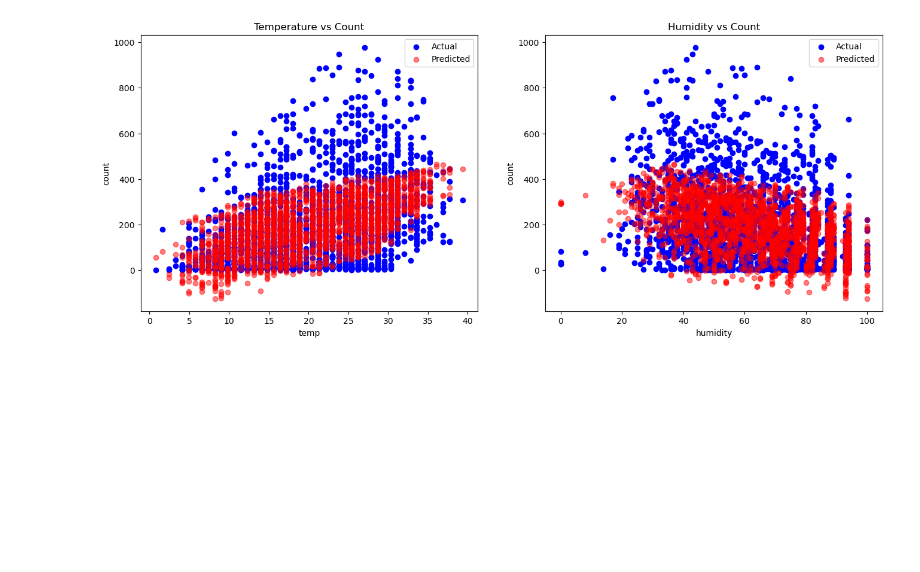
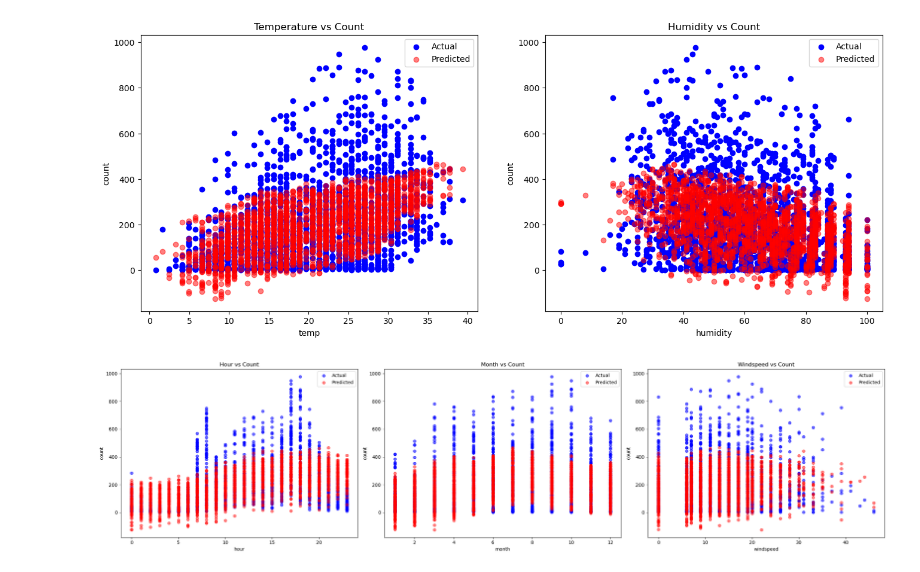
Before and after one commit to wide-bridge/AIFFEL_quest_eng, a Jupyter notebook: Data_Analysis/DA01/reg_project.ipynb, the cells around one changed output. Saved outputs shown, nothing was run; the diff lists cells and outputs as text; code cells hidden in the pictures; blank space fills up the shorter version.

```diff
--- a/Data_Analysis/DA01/reg_project.ipynb
+++ b/Data_Analysis/DA01/reg_project.ipynb
@@ -254,3 +444,36 @@ axs[1].legend()
 # %% [output]
 <matplotlib.legend.Legend at 0x...>
 [figure]
+# %%
+# hour / month / windspeed vs count (Actual vs Predicted)
+
+fig, axs = plt.subplots(1, 3, figsize=(24, 6))
+
+# 1️⃣ hour vs count ⭐⭐⭐
+axs[0].scatter(X_test['hour'], y_test, color='blue', label='Actual', alpha=0.6)
+axs[0].scatter(X_test['hour'], y_pred, color='red', label='Predicted', alpha=0.5)
+axs[0].set_xlabel('hour')
+axs[0].set_ylabel('count')
+axs[0].set_title('Hour vs Count')
+axs[0].legend()
+
+# 2️⃣ month vs count
+axs[1].scatter(X_test['month'], y_test, color='blue', label='Actual', alpha=0.6)
+axs[1].scatter(X_test['month'], y_pred, color='red', label='Predicted', alpha=0.5)
+axs[1].set_xlabel('month')
+axs[1].set_ylabel('count')
+axs[1].set_title('Month vs Count')
+axs[1].legend()
+
+# 3️⃣ windspeed vs count
+axs[2].scatter(X_test['windspeed'], y_test, color='blue', label='Actual', alpha=0.6)
+axs[2].scatter(X_test['windspeed'], y_pred, color='red', label='Predicted', alpha=0.5)
+axs[2].set_xlabel('windspeed')
+axs[2].set_ylabel('count')
+axs[2].set_title('Windspeed vs Count')
+axs[2].legend()
+
+plt.tight_layout()
+plt.show()
+# %% [output]
+[figure, added]
```
Also changed, not shown: parts of 25 cells of this notebook.
